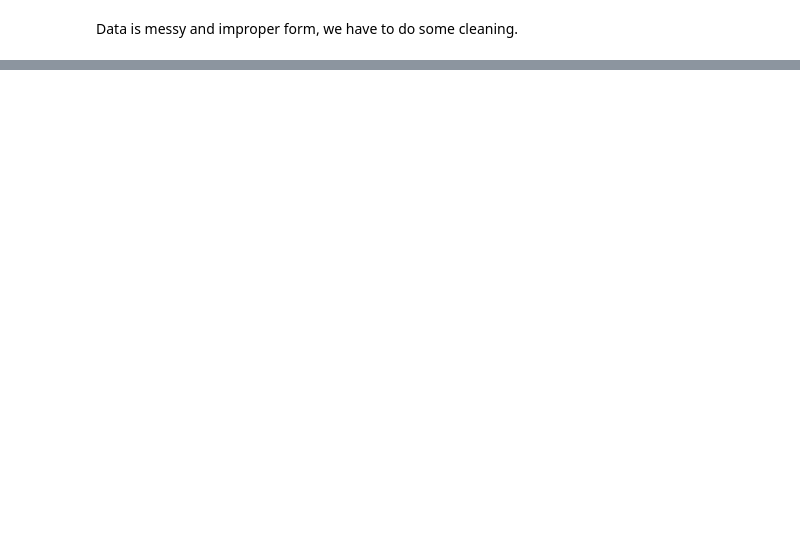
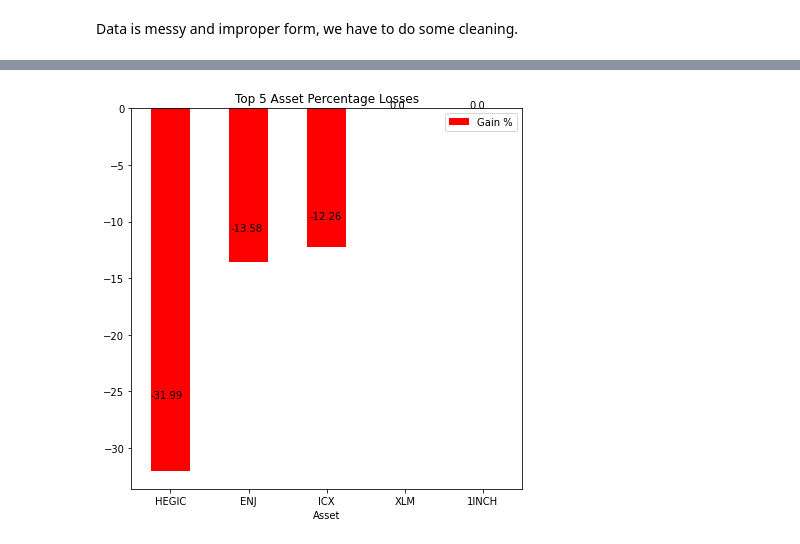
Before and after one commit to victor-toh/Data-Analytics-Projects, a Jupyter notebook: Crpyto Transactions.ipynb, the cells around one changed output, grey strips where cells are left out. Saved outputs shown, nothing was run; the diff lists cells and outputs as text; code cells hidden in the pictures; blank space fills up the shorter version.

```diff
--- a/Crpyto Transactions.ipynb
+++ b/Crpyto Transactions.ipynb
@@ -166,0 +207,9 @@ binance_.style.apply(apply_formatting, subset=['Side', 'Paper Gain'])
+# %%
+top5losses = merged.sort_values(by=['Gain %'], ascending=True)
+
+ax = top5losses.head().plot(x="Asset", y="Gain %", kind="bar", color="r", rot=0, title="Top 5 Asset Percentage Losses", figsize=(7,7))
+
+for p in ax.patches:
+    ax.annotate(str(p.get_height()), (p.get_x() * 1.02, p.get_height() * 0.8))
+# %% [output]
+[figure, added]
```
Also changed, not shown: parts of 25 cells of this notebook.
